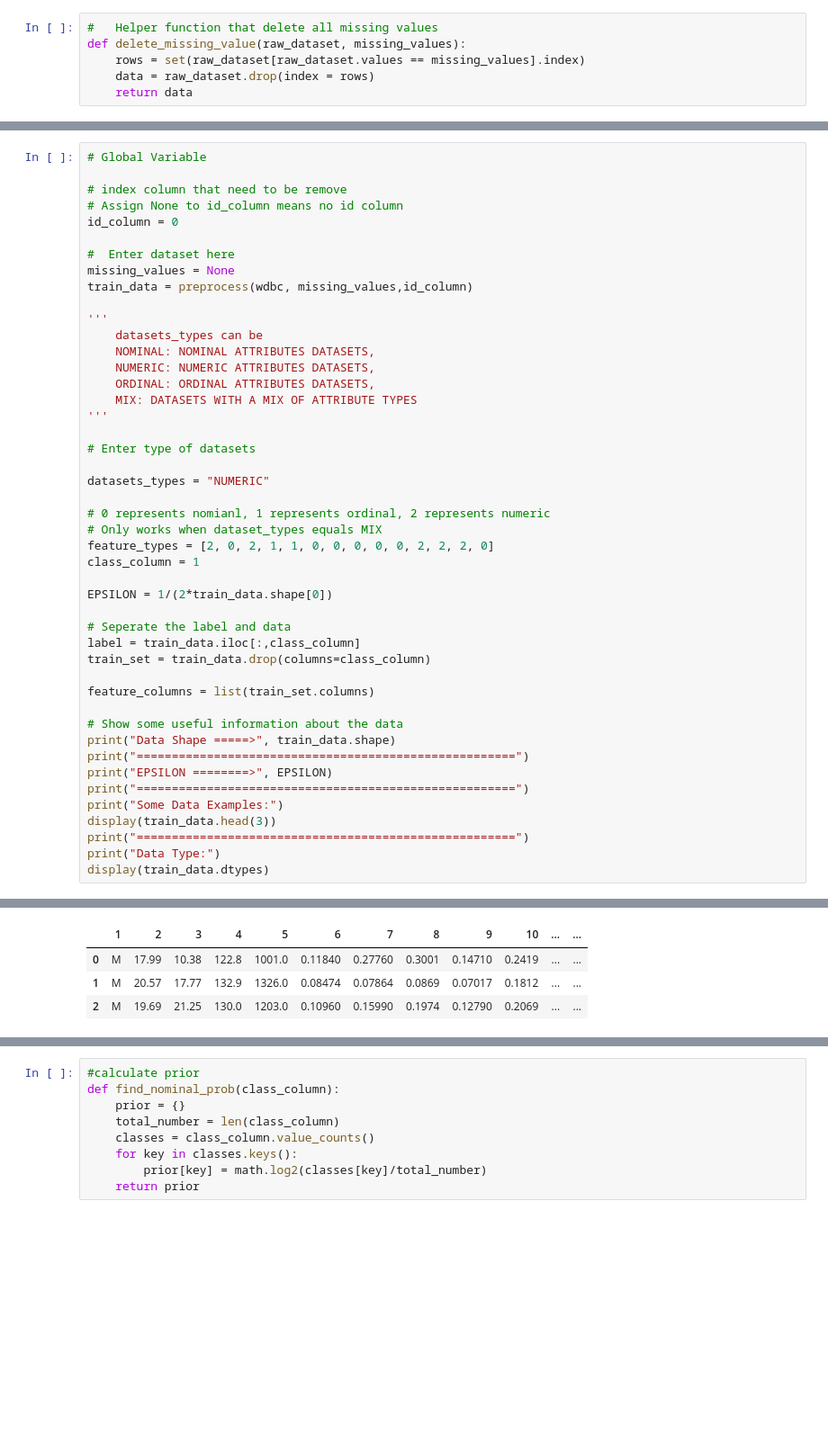
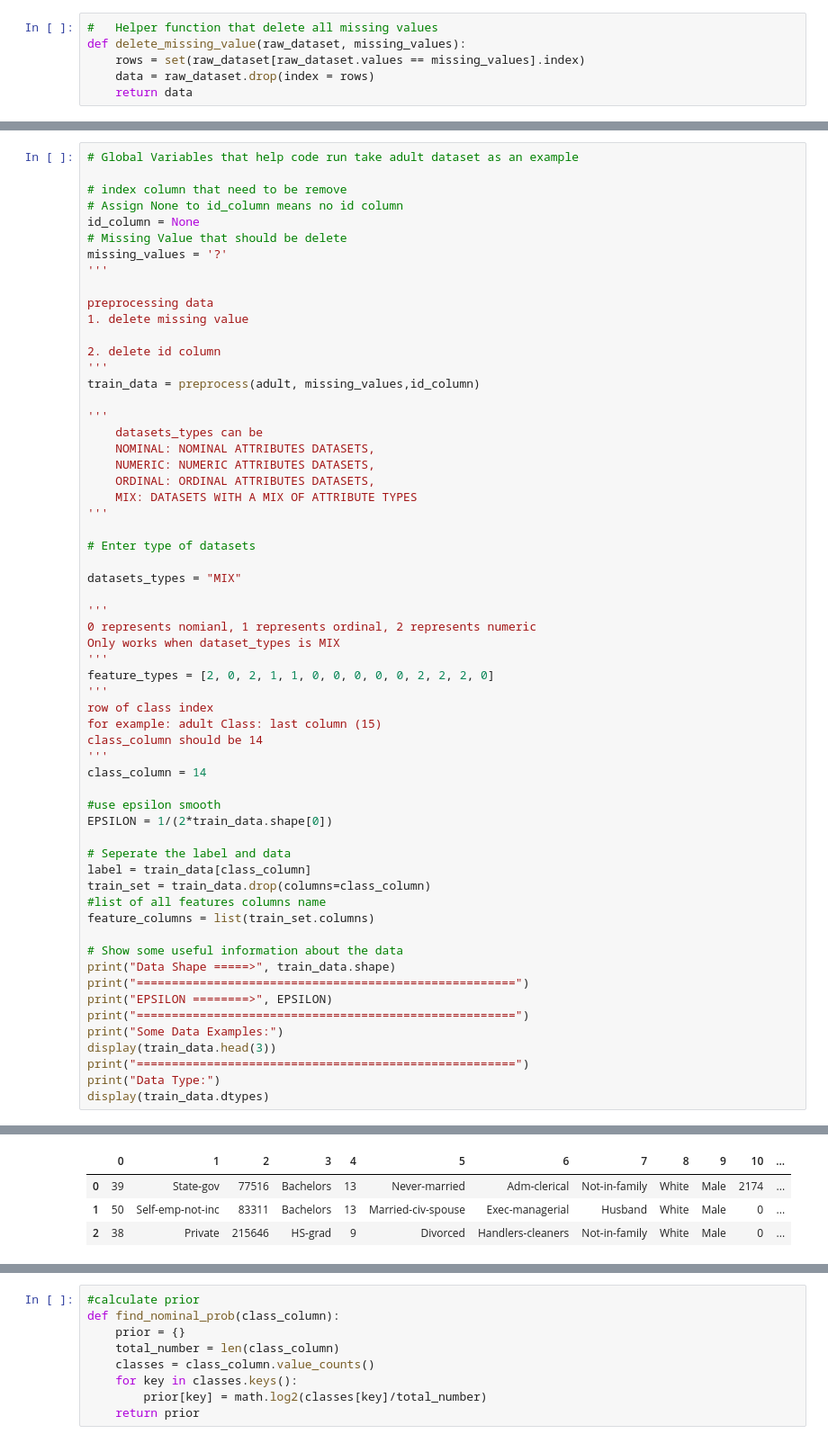
Before and after one commit to JerryMu/Naive-Bayes, a Jupyter notebook: assignment1.ipynb, the cells around one changed output, grey strips where cells are left out. Shown at 90% size. Saved outputs shown, nothing was run; the diff lists cells and outputs as text; blank space fills up the shorter version.

```diff
--- a/assignment1.ipynb
+++ b/assignment1.ipynb
@@ -55,15 +56,21 @@ def preprocess(df, missing_values, id_column = None):
         train = train.drop(columns = [id_column])
     return train
 # %%
-# Global Variable
+# Global Variables that help code run take adult dataset as an example
 
 # index column that need to be remove
 # Assign None to id_column means no id column
-id_column = 0
+id_column = None
+# Missing Value that should be delete
+missing_values = '?'
+'''
 
-#  Enter dataset here
-missing_values = None
-train_data = preprocess(wdbc, missing_values,id_column)
+preprocessing data
+1. delete missing value
+
+2. delete id column
+'''
+train_data = preprocess(adult, missing_values,id_column)
 
 '''
     datasets_types can be
@@ -75,19 +82,27 @@ train_data = preprocess(wdbc, missing_values,id_column)
 
 # Enter type of datasets
 
-datasets_types = "NUMERIC"
+datasets_types = "MIX"
 
-# 0 represents nomianl, 1 represents ordinal, 2 represents numeric
-# Only works when dataset_types equals MIX
+'''
+0 represents nomianl, 1 represents ordinal, 2 represents numeric
+Only works when dataset_types is MIX
+'''
 feature_types = [2, 0, 2, 1, 1, 0, 0, 0, 0, 0, 2, 2, 2, 0]
-class_column = 1
+'''
+row of class index
+for example: adult Class: last column (15)
+class_column should be 14
+'''
+class_column = 14
 
+#use epsilon smooth
 EPSILON = 1/(2*train_data.shape[0])
 
 # Seperate the label and data
-label = train_data.iloc[:,class_column]
+label = train_data[class_column]
 train_set = train_data.drop(columns=class_column)
-
+#list of all features columns name
 feature_columns = list(train_set.columns)
 
 # Show some useful information about the data
@@ -107,6 +122,6 @@ EPSILON ========> 0.0008787346221441124
 ======================================================
 Some Data Examples:
-|  | 1 | 2 | 3 | 4 | 5 | 6 | 7 | 8 | 9 | 10 | ... | ... |
-| 0 | M | 17.99 | 10.38 | 122.8 | 1001.0 | 0.11840 | 0.27760 | 0.3001 | 0.14710 | 0.2419 | ... | ... |
-| 1 | M | 20.57 | 17.77 | 132.9 | 1326.0 | 0.08474 | 0.07864 | 0.0869 | 0.07017 | 0.1812 | ... | ... |
-| 2 | M | 19.69 | 21.25 | 130.0 | 1203.0 | 0.10960 | 0.15990 | 0.1974 | 0.12790 | 0.2069 | ... | ... |
+|  | 0 | 1 | 2 | 3 | 4 | 5 | 6 | 7 | 8 | 9 | 10 | ... |
+| 0 | 39 | State-gov | 77516 | Bachelors | 13 | Never-married | Adm-clerical | Not-in-family | White | Male | 2174 | ... |
+| 1 | 50 | Self-emp-not-inc | 83311 | Bachelors | 13 | Married-civ-spouse | Exec-managerial | Husband | White | Male | 0 | ... |
+| 2 | 38 | Private | 215646 | HS-grad | 9 | Divorced | Handlers-cleaners | Not-in-family | White | Male | 0 | ... |
```
Also changed, not shown: parts of 30 cells of this notebook, 1 other file.
